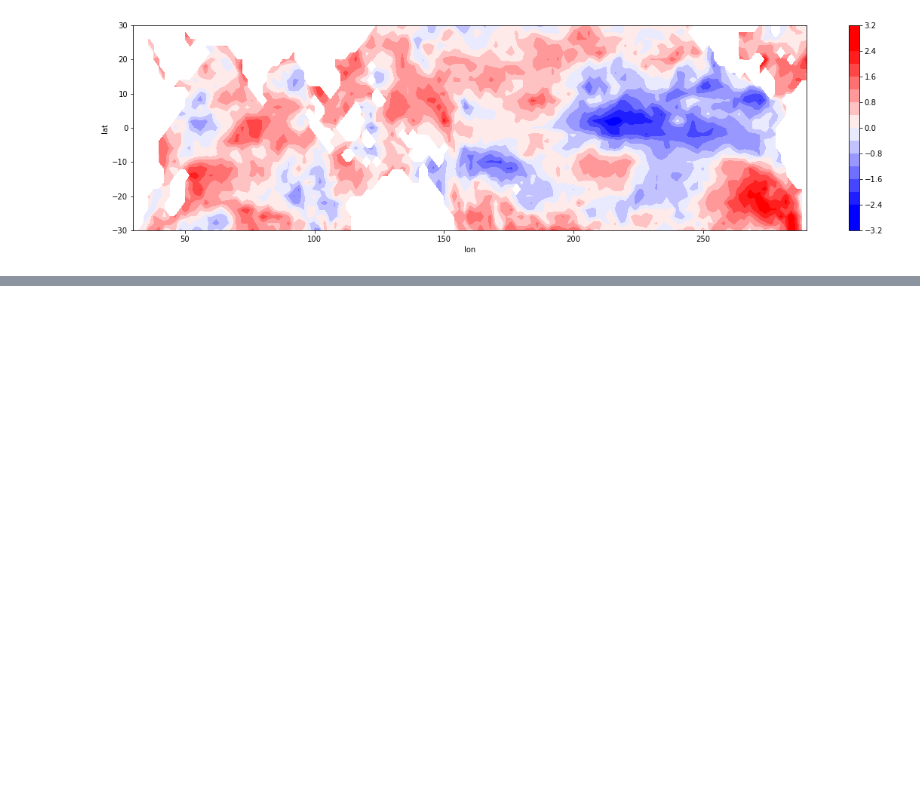
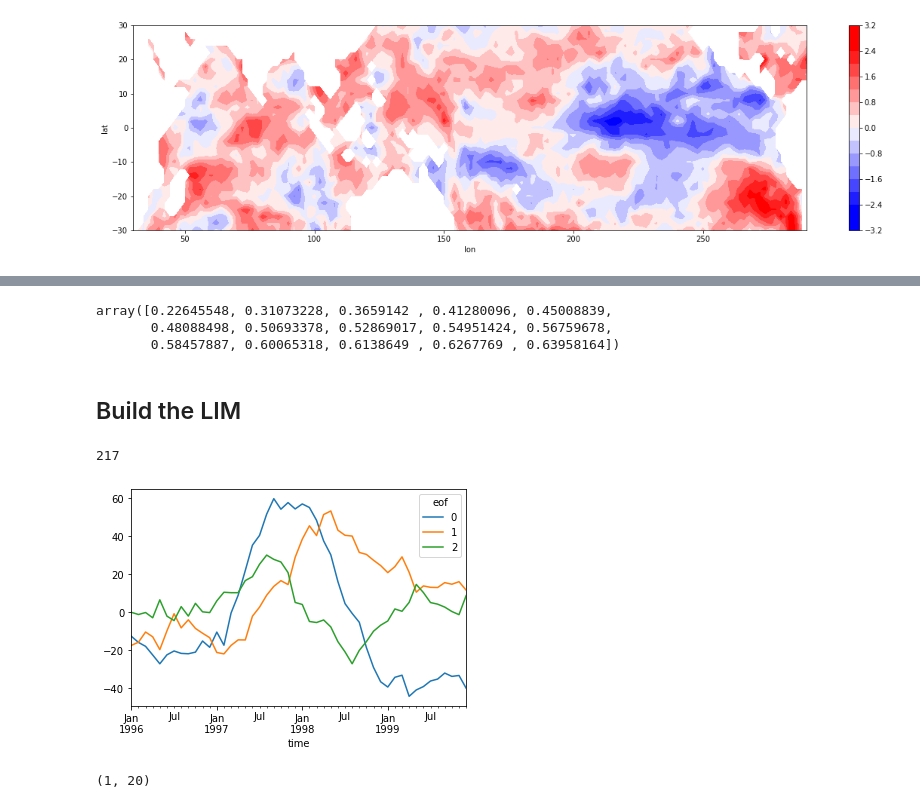
Before and after one commit to lucien-sim/sst_model, a Jupyter notebook: notebooks/lim_construction.ipynb, the cells around one changed output, grey strips where cells are left out. Saved outputs shown, nothing was run; the diff lists cells and outputs as text; code cells hidden in the pictures; blank space fills up the shorter version.

```diff
--- a/notebooks/lim_construction.ipynb
+++ b/notebooks/lim_construction.ipynb
@@ -127,0 +119,31 @@ array([False, False, False, ...,  True,  True, False])
+# %%
+from sklearn.decomposition import PCA
+
+class PCADF(PCA):
+
+    def transform(self, X: pd.DataFrame, y: pd.Series = None) -> pd.DataFrame:
+        df = pd.DataFrame(
+            index=X.index,
+            columns=pd.RangeIndex(0, n_components, name='eof'),
+            data=super().transform(X.values)
+        )
+        self.cols = X.columns
+        return df
+
+    def inverse_transform(self, X: pd.DataFrame, y: pd.Series = None) -> pd.DataFrame:
+        df = pd.DataFrame(
+            index=X.index,
+            columns=self.cols,
+            data=super().inversE_transform(X.values)
+        )
+        return df
+
+
+
+df_monthly = df_detr.resample('MS').mean()
+
+n_components = 15
+pca = PCADF(n_components=n_components).fit(df_monthly)
+df_decomp = pca.transform(df_monthly)
+
+df_decomp.head()
@@ -127,0 +158,8 @@ array([False, False, False, ...,  True,  True, False])
+# %%
+np.cumsum(pca.explained_variance_ratio_)
+# %% [output]
+array([0.22645548, 0.31073228, 0.3659142 , 0.41280096, 0.45008839,
+       0.48088498, 0.50693378, 0.52869017, 0.54951424, 0.56759678,
+       0.58457887, 0.60065318, 0.6138649 , 0.6267769 , 0.63958164])
+# %% [markdown]
+## Build the LIM
@@ -127,0 +388,11 @@ array([False, False, False, ...,  True,  True, False])
+# %%
+df_decomp.iloc[:, :3].loc['1996': '1999'].plot()
+
+df_decomp.index.get_loc(pd.to_datetime('1997-02-01'))
+# %% [output]
+217
+[figure, added]
+# %%
+X[0, :].reshape(1, -1).shape
+# %% [output]
+(1, 20)
```
Also changed, not shown: parts of 22 cells of this notebook, 1 other file.
